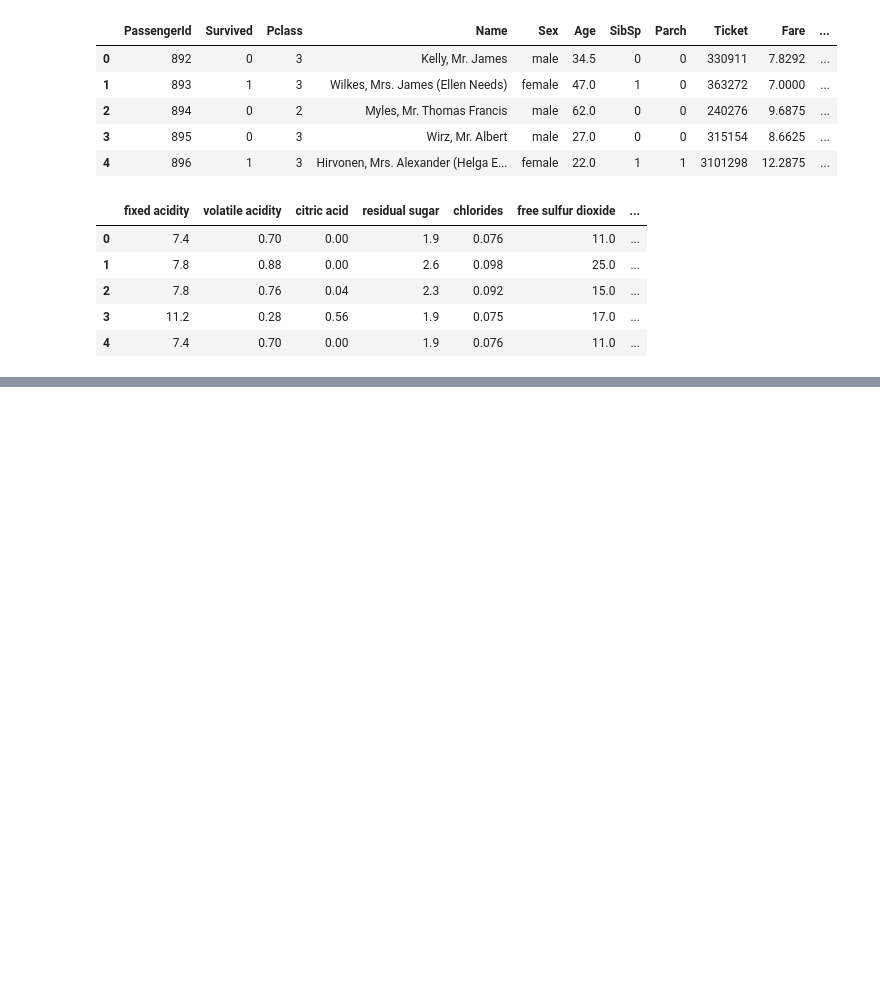
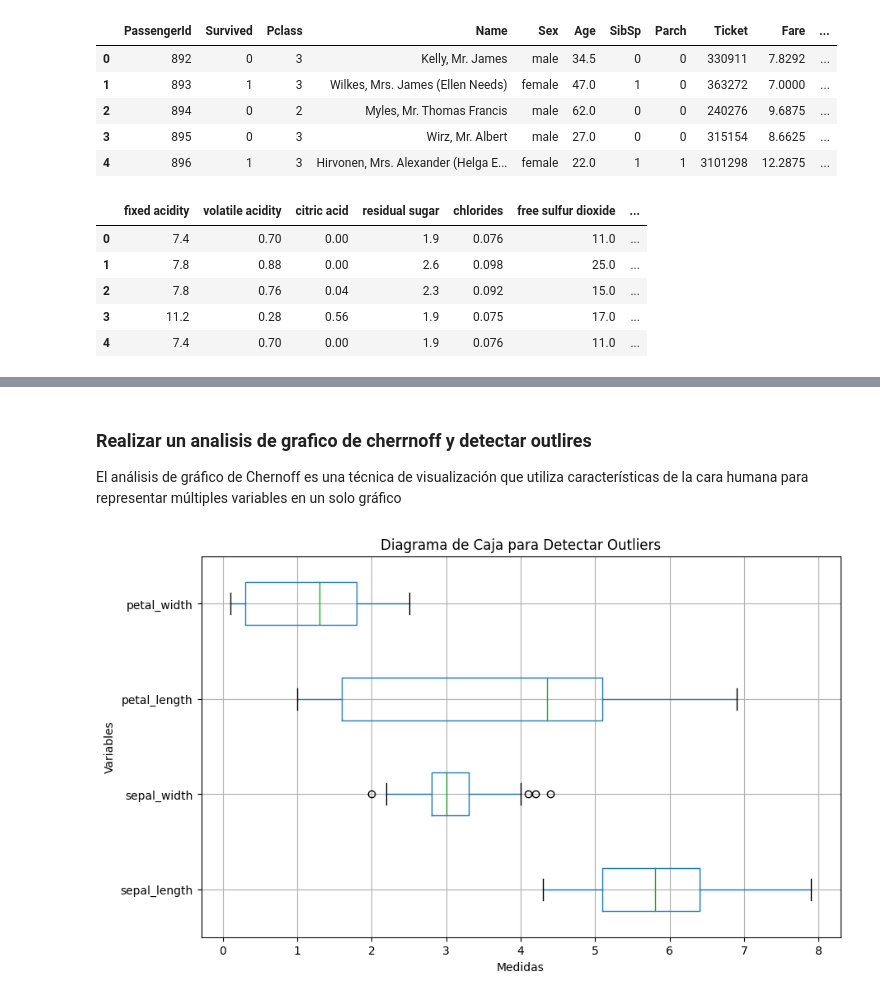
Before and after one commit to agustinsalum/ciencia-datos-python, a Jupyter notebook: Trabajos-practicos/tp4/tp4.ipynb, the cells around one changed output, grey strips where cells are left out. Saved outputs shown, nothing was run; the diff lists cells and outputs as text; code cells hidden in the pictures; blank space fills up the shorter version.

```diff
--- a/Trabajos-practicos/tp4/tp4.ipynb
+++ b/Trabajos-practicos/tp4/tp4.ipynb
@@ -108,0 +395,13 @@ df_wineqt.head()
+# %% [markdown]
+### Realizar un analisis de grafico de cherrnoff y detectar outlires
+
+El análisis de gráfico de Chernoff es una técnica de visualización que utiliza características de la cara humana para representar múltiples variables en un solo gráfico
+# %%
+plt.figure(figsize=(10, 6))
+df_iris[['sepal_length', 'sepal_width', 'petal_length', 'petal_width']].boxplot(sym='o', vert=False)
+plt.title('Diagrama de Caja para Detectar Outliers')
+plt.xlabel('Medidas')
+plt.ylabel('Variables')
+plt.show()
+# %% [output]
+[figure, added]
```
Also changed, not shown: parts of 20 cells of this notebook.
